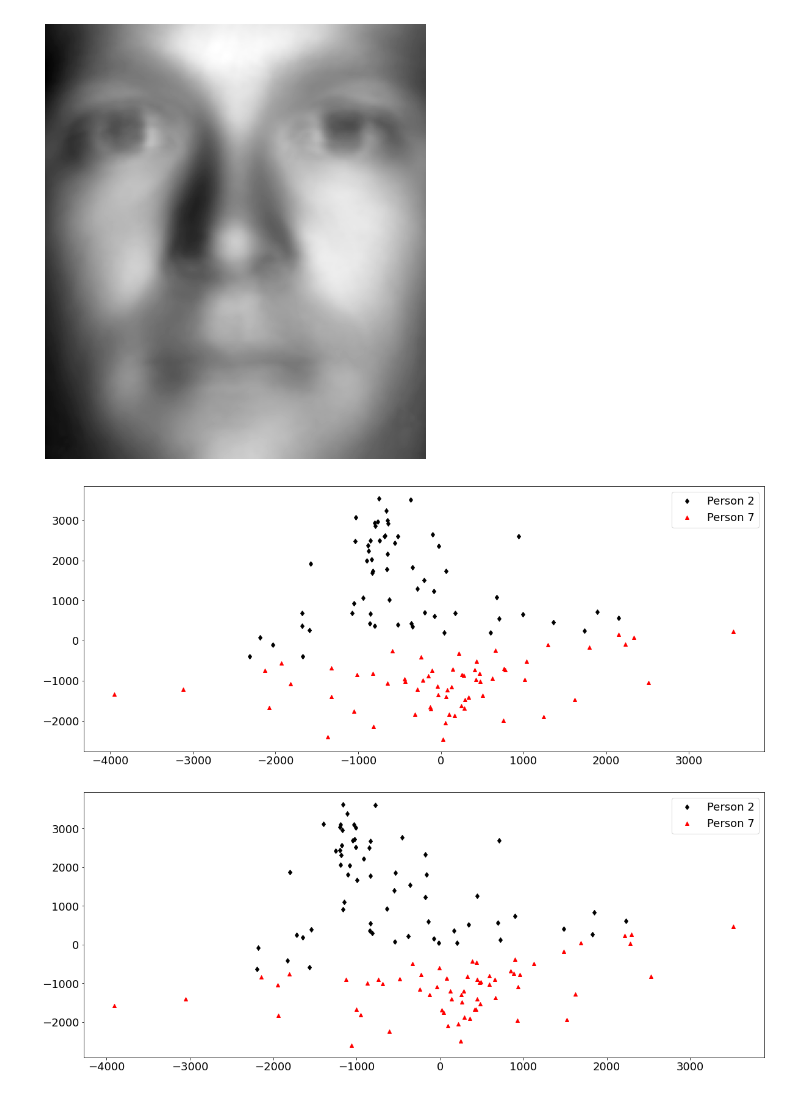
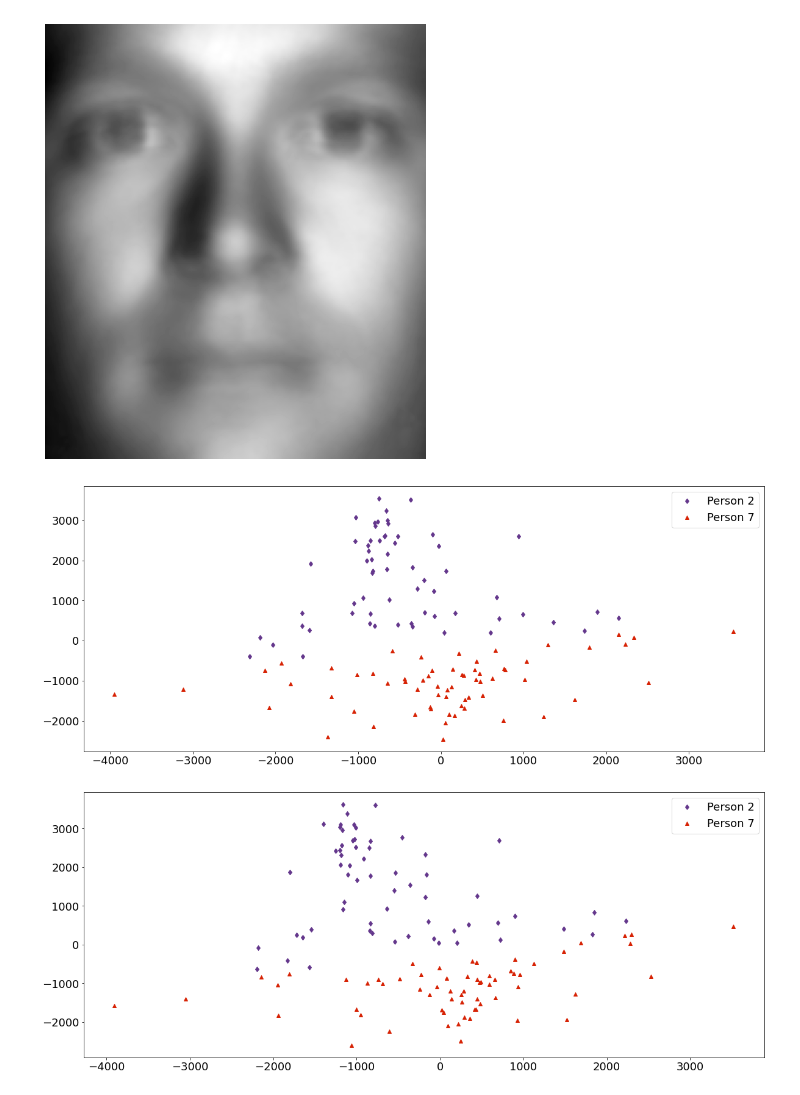
Before and after one commit to cedric-uden/Dimensionality-Reduction, a Jupyter notebook: notebooks/SVD-Meaningful_PCs.ipynb, the cells around one changed output. Cells and saved outputs as stored; diff of their text form; code cells hidden in the pictures.

```diff
--- a/notebooks/SVD-Meaningful_PCs.ipynb
+++ b/notebooks/SVD-Meaningful_PCs.ipynb
@@ -128,36 +130,36 @@ columns_faces_p1_right_delimiter = np.sum(n_faces[:p1_num])
 columns_faces_p2_left_delimiter = np.sum(n_faces[:(p2_num - 1)])
 columns_faces_p2_right_delimiter = np.sum(n_faces[:p2_num])
 
 # on mean subtracted data
 
 p1 = training_faces[:, columns_faces_p1_left_delimiter:columns_faces_p1_right_delimiter]
 p2 = training_faces[:, columns_faces_p2_left_delimiter:columns_faces_p2_right_delimiter]
 
 p1 = p1 - np.tile(avg_face, (p1.shape[1], 1)).T
 p2 = p2 - np.tile(avg_face, (p2.shape[1], 1)).T
 
 PCA_coordinates_P1 = u_mean_subtracted[:, PCA_modes - np.ones_like(PCA_modes)].T @ p1
 PCA_coordinates_P2 = u_mean_subtracted[:, PCA_modes - np.ones_like(PCA_modes)].T @ p2
 
 plt.plot(
     PCA_coordinates_P1[0, :],
     PCA_coordinates_P1[1, :],
     'd',
-    color='black',
+    color=iwi_purple,
     label=f'Person {p1_num}'
 )
 plt.plot(
     PCA_coordinates_P2[0, :],
     PCA_coordinates_P2[1, :],
     '^',
-    color='red',
+    color=hka_red,
     label=f'Person {p2_num}'
 )
 
 plt.legend()
 plt.show()
 # %% [output]
-[figure, old version]
+[figure, new version]
 # %%
 p1 = training_faces[:, columns_faces_p1_left_delimiter:columns_faces_p1_right_delimiter]
 p2 = training_faces[:, columns_faces_p2_left_delimiter:columns_faces_p2_right_delimiter]
@@ -172,18 +174,18 @@ plt.plot(
     PCA_coordinates_P1[0, :],
     PCA_coordinates_P1[1, :],
     'd',
-    color='black',
+    color=iwi_purple,
     label=f'Person {p1_num}'
 )
 plt.plot(
     PCA_coordinates_P2[0, :],
     PCA_coordinates_P2[1, :],
     '^',
-    color='red',
+    color=hka_red,
     label=f'Person {p2_num}'
 )
 
 plt.legend()
 plt.show()
 # %% [output]
-[figure, old version]
+[figure, new version]
```
Also changed, not shown: parts of 1 cell of this notebook, 3 other files.
